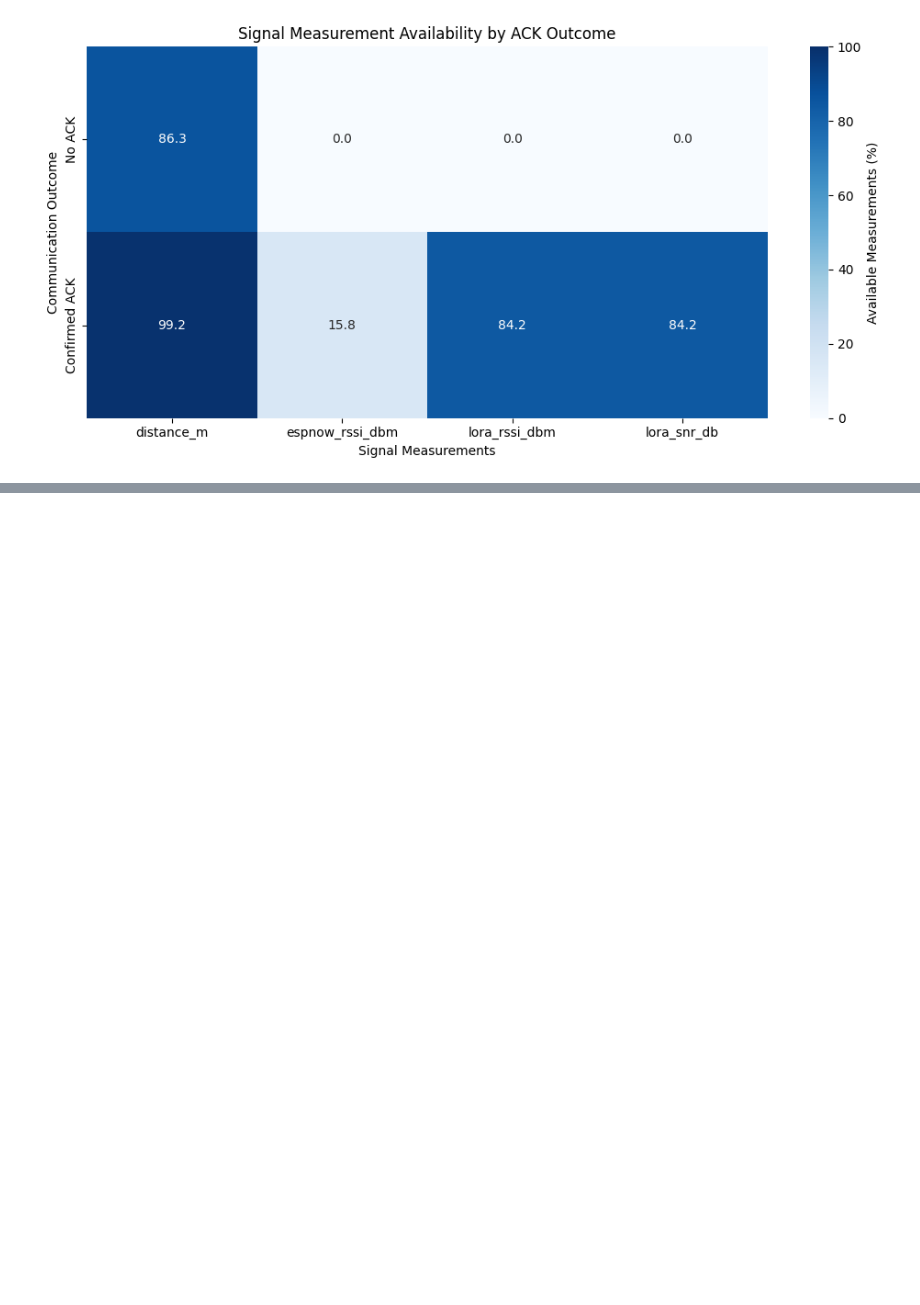
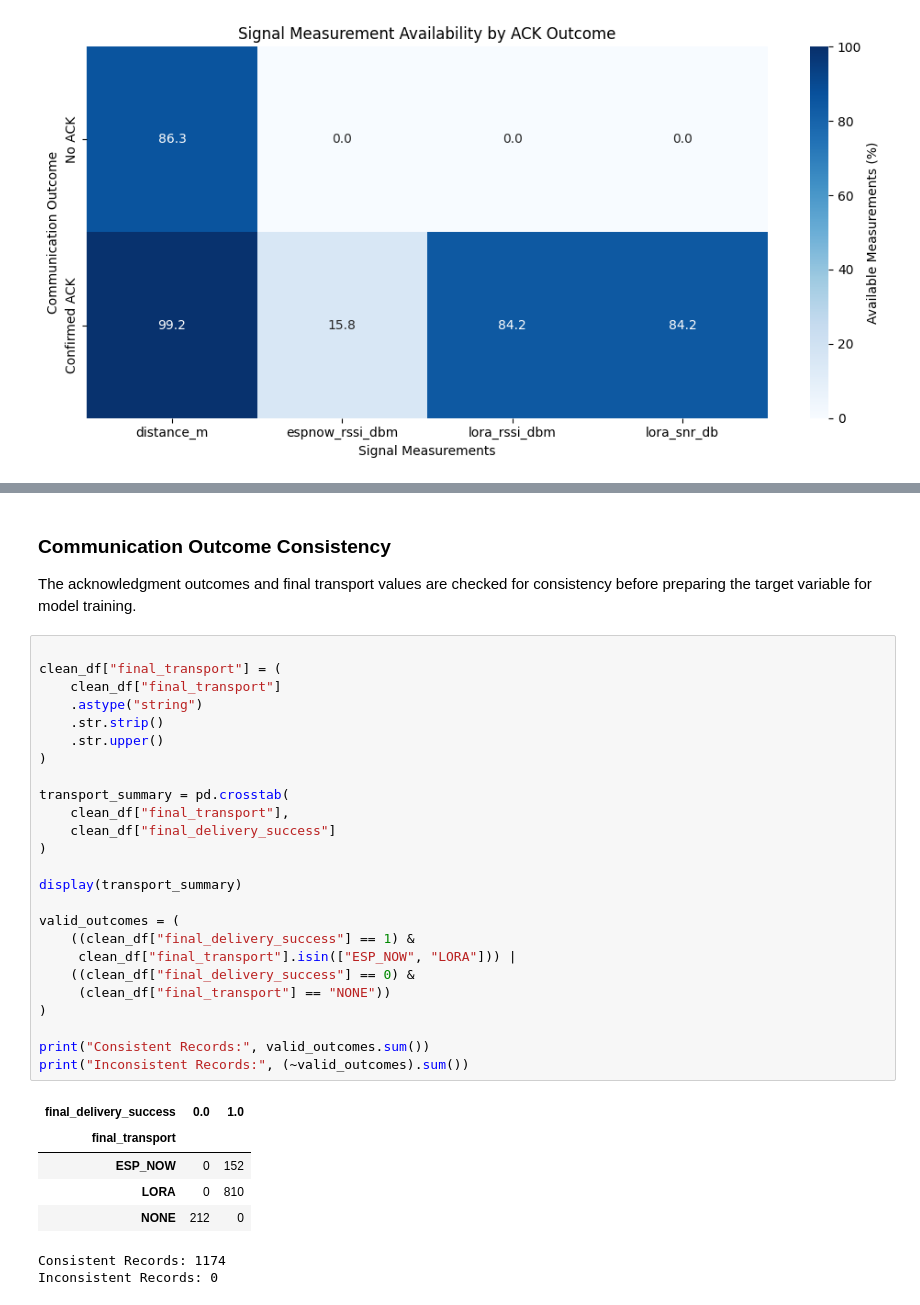
Before and after one commit to VirajKosala/Intelligent-Link-Quality-Prediction, a Jupyter notebook: Intelligent_Link_Quality_Prediction.ipynb, the cells around one changed output, grey strips where cells are left out. Drawn from its saved outputs; the diff is of its cells as text; blank space fills up the shorter version.

```diff
--- a/Intelligent_Link_Quality_Prediction.ipynb
+++ b/Intelligent_Link_Quality_Prediction.ipynb
@@ -602,0 +742,38 @@ plt.show()
+# %% [markdown]
+
+### Communication Outcome Consistency
+
+The acknowledgment outcomes and final transport values are checked for consistency before preparing the target variable for model training.
+# %%
+
+clean_df["final_transport"] = (
+    clean_df["final_transport"]
+    .astype("string")
+    .str.strip()
+    .str.upper()
+)
+
+transport_summary = pd.crosstab(
+    clean_df["final_transport"],
+    clean_df["final_delivery_success"]
+)
+
+display(transport_summary)
+
+valid_outcomes = (
+    ((clean_df["final_delivery_success"] == 1) &
+     clean_df["final_transport"].isin(["ESP_NOW", "LORA"])) |
+    ((clean_df["final_delivery_success"] == 0) &
+     (clean_df["final_transport"] == "NONE"))
+)
+
+print("Consistent Records:", valid_outcomes.sum())
+print("Inconsistent Records:", (~valid_outcomes).sum())
+# %% [output]
+| final_delivery_success | 0.0 | 1.0 |
+| final_transport |  |  |
+| ESP_NOW | 0 | 152 |
+| LORA | 0 | 810 |
+| NONE | 212 | 0 |
+Consistent Records: 1174
+Inconsistent Records: 0
```
Also changed, not shown: parts of 8 cells of this notebook.
